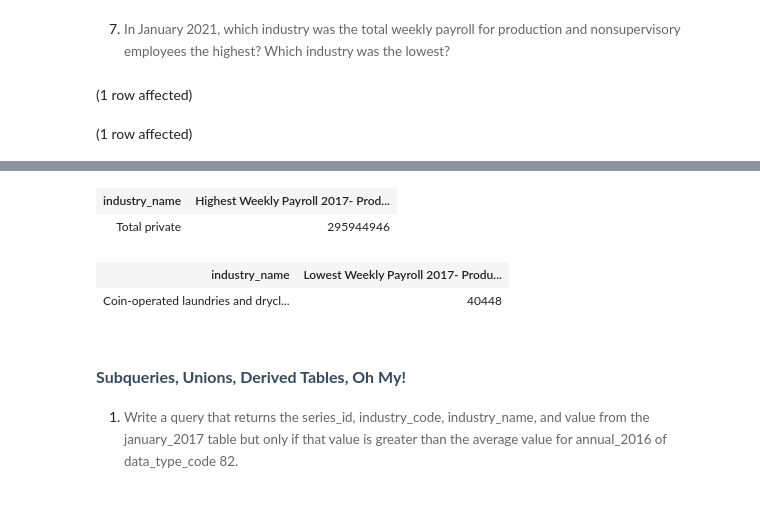
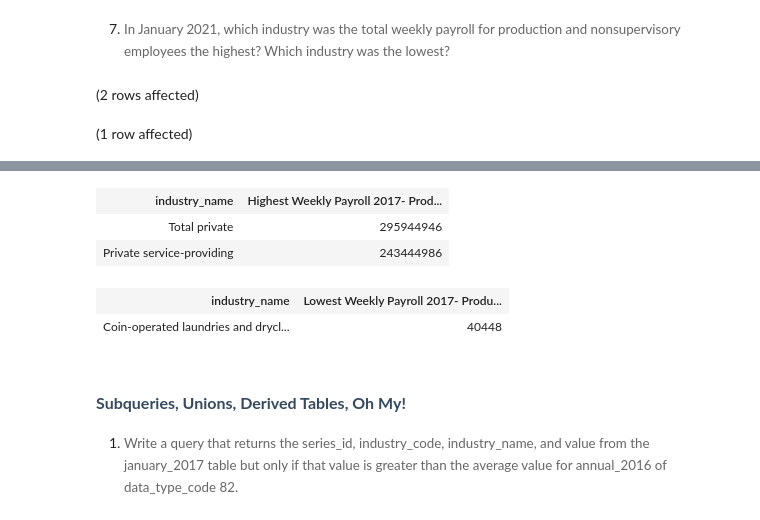
Before and after one commit to millerkiley99/Assignment3_9to5, a Jupyter notebook: 9to5-KileyMiller.ipynb, the cells around one changed output, grey strips where cells are left out. Saved outputs shown, nothing was run; the diff lists cells and outputs as text; code cells hidden in the pictures.

```diff
--- a/9to5-KileyMiller.ipynb
+++ b/9to5-KileyMiller.ipynb
@@ -246,7 +246,7 @@ Total execution time: 00:00:00.132
 # %% [markdown]
 7. <span style="background-color: rgb(255, 255, 255); font-size: 10pt; white-space: pre-wrap; color: rgb(102, 102, 102); font-family: Arvo, serif;">In January 2021, which industry was the total weekly payroll for production and nonsupervisory employees the highest? Which industry was the lowest?</span>
 # %%
-SELECT TOP 1 i.industry_name, ROUND(SUM(value), 2) as 'Highest Weekly Payroll 2017- Production/Nonsupervisory'
+SELECT TOP 2 i.industry_name, ROUND(SUM(value), 2) as 'Highest Weekly Payroll 2017- Production/Nonsupervisory'
 FROM LaborStatisticsDB.dbo.january_2017 as j
 JOIN LaborStatisticsDB.dbo.series as s
     ON j.series_id = s.series_id
@@ -266,5 +266,5 @@ WHERE s.data_type_code = 82
 GROUP BY i.industry_name
 ORDER BY 'Lowest Weekly Payroll 2017- Production/Nonsupervisory' ASC;
 # %% [output]
-(1 row affected)
+(2 rows affected)
 (1 row affected)
@@ -272,5 +272,6 @@ Total execution time: 00:00:00.125
 | industry_name | Highest Weekly Payroll 2017- Prod... |
 | Total private | 295944946 |
+| Private service-providing | 243444986 |
 | industry_name | Lowest Weekly Payroll 2017- Produ... |
 | Coin-operated laundries and drycl... | 40448 |
 # %% [markdown]
```
Also changed, not shown: parts of 8 cells of this notebook.
